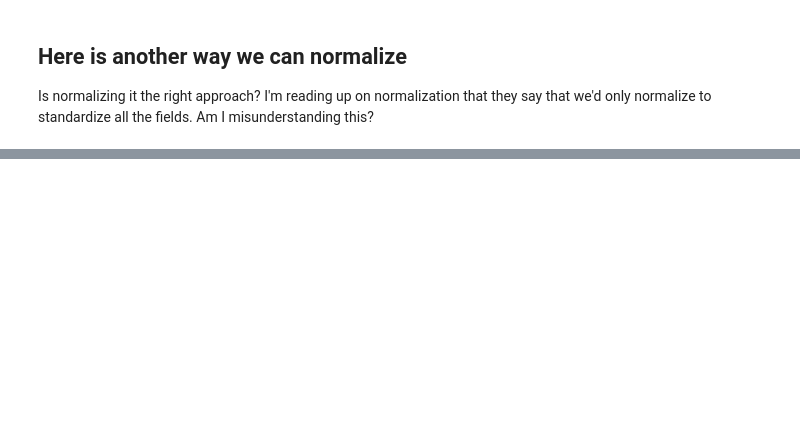
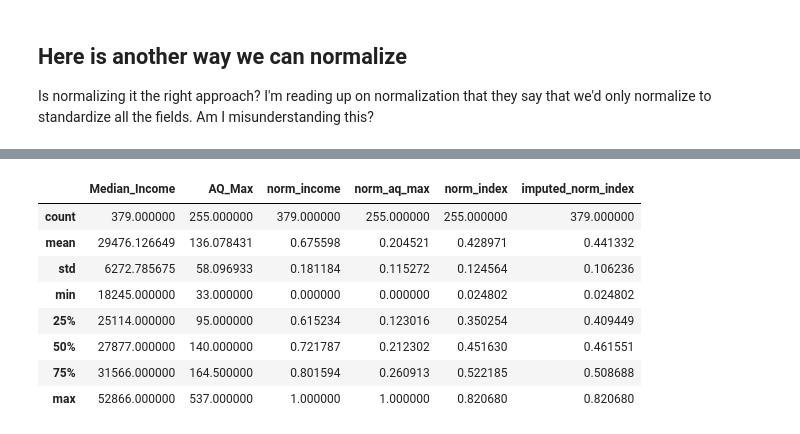
Before and after one commit to joelbray/team-103-project, a Jupyter notebook: risk_index.ipynb, the cells around one changed output, grey strips where cells are left out. Saved outputs shown, nothing was run; the diff lists cells and outputs as text; code cells hidden in the pictures; blank space fills up the shorter version.

```diff
--- a/risk_index.ipynb
+++ b/risk_index.ipynb
@@ -99,0 +173,12 @@ df2
+# %%
+df2.describe()
+# %% [output]
+|  | Median_Income | AQ_Max | norm_income | norm_aq_max | norm_index | imputed_norm_index |
+| count | 379.000000 | 255.000000 | 379.000000 | 255.000000 | 255.000000 | 379.000000 |
+| mean | 29476.126649 | 136.078431 | 0.675598 | 0.204521 | 0.428971 | 0.441332 |
+| std | 6272.785675 | 58.096933 | 0.181184 | 0.115272 | 0.124564 | 0.106236 |
+| min | 18245.000000 | 33.000000 | 0.000000 | 0.000000 | 0.024802 | 0.024802 |
+| 25% | 25114.000000 | 95.000000 | 0.615234 | 0.123016 | 0.350254 | 0.409449 |
+| 50% | 27877.000000 | 140.000000 | 0.721787 | 0.212302 | 0.451630 | 0.461551 |
+| 75% | 31566.000000 | 164.500000 | 0.801594 | 0.260913 | 0.522185 | 0.508688 |
+| max | 52866.000000 | 537.000000 | 1.000000 | 1.000000 | 0.820680 | 0.820680 |
```
Also changed, not shown: parts of 9 cells of this notebook.
